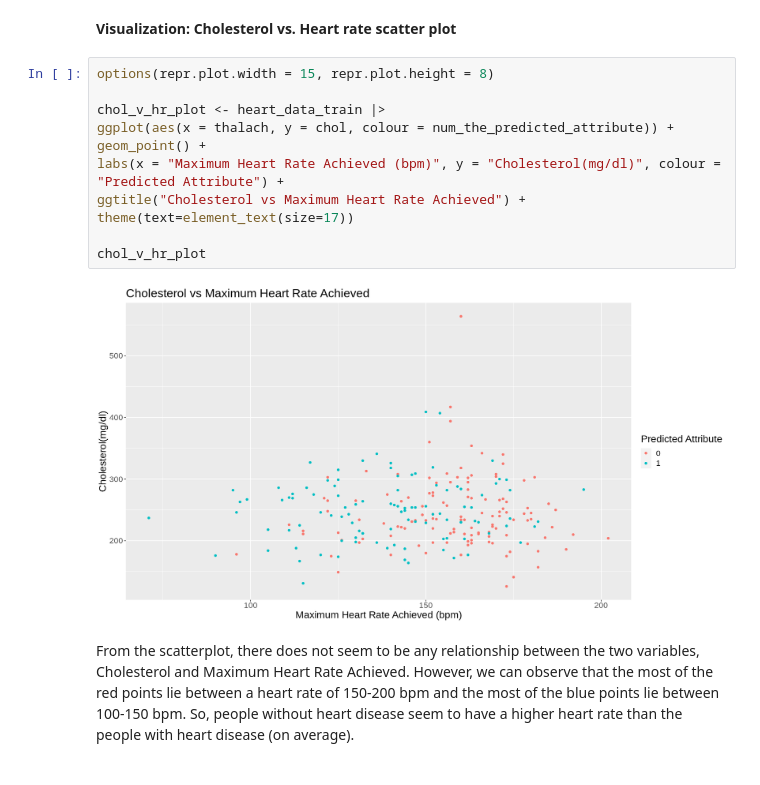
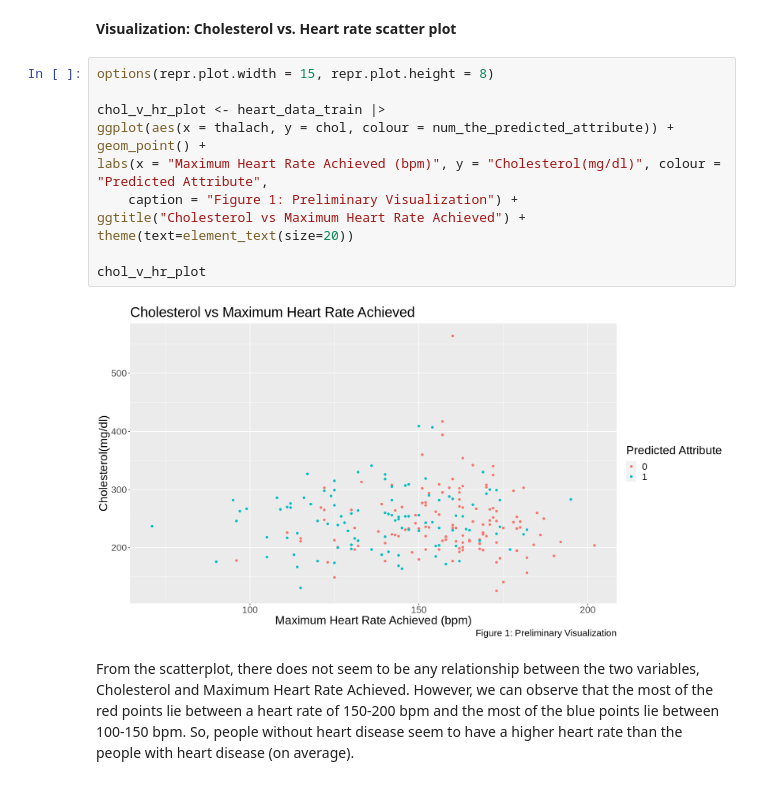
Before and after one commit to ggzggzggzggz/dsci-100-2022w1-group-083, a Jupyter notebook: group_project_report.ipynb, the cells around one changed output. Cells and saved outputs as stored; diff of their text form.

```diff
--- a/group_project_report.ipynb
+++ b/group_project_report.ipynb
@@ -138,16 +164,17 @@ It looks like there is no missing data.
 # %%
 options(repr.plot.width = 15, repr.plot.height = 8)
 
 chol_v_hr_plot <- heart_data_train |>
 ggplot(aes(x = thalach, y = chol, colour = num_the_predicted_attribute)) +
 geom_point() +
-labs(x = "Maximum Heart Rate Achieved (bpm)", y = "Cholesterol(mg/dl)", colour = "Predicted Attribute") +
+labs(x = "Maximum Heart Rate Achieved (bpm)", y = "Cholesterol(mg/dl)", colour = "Predicted Attribute",
+    caption = "Figure 1: Preliminary Visualization") +
 ggtitle("Cholesterol vs Maximum Heart Rate Achieved") +
-theme(text=element_text(size=17))
+theme(text=element_text(size=20))
 
 chol_v_hr_plot
 # %% [output]
-[figure, old version]
+[figure, new version]
 # %% [markdown]
 From the scatterplot, there does not seem to be any relationship between the two variables, Cholesterol and Maximum Heart Rate Achieved. However, we can observe that the most of the red points lie between a heart rate of 150-200 bpm and the most of the blue points lie between 100-150 bpm. So, people without heart disease seem to have a higher heart rate than the people with heart disease (on average).
 # %% [markdown]
```
Also changed, not shown: parts of 8 cells of this notebook.
